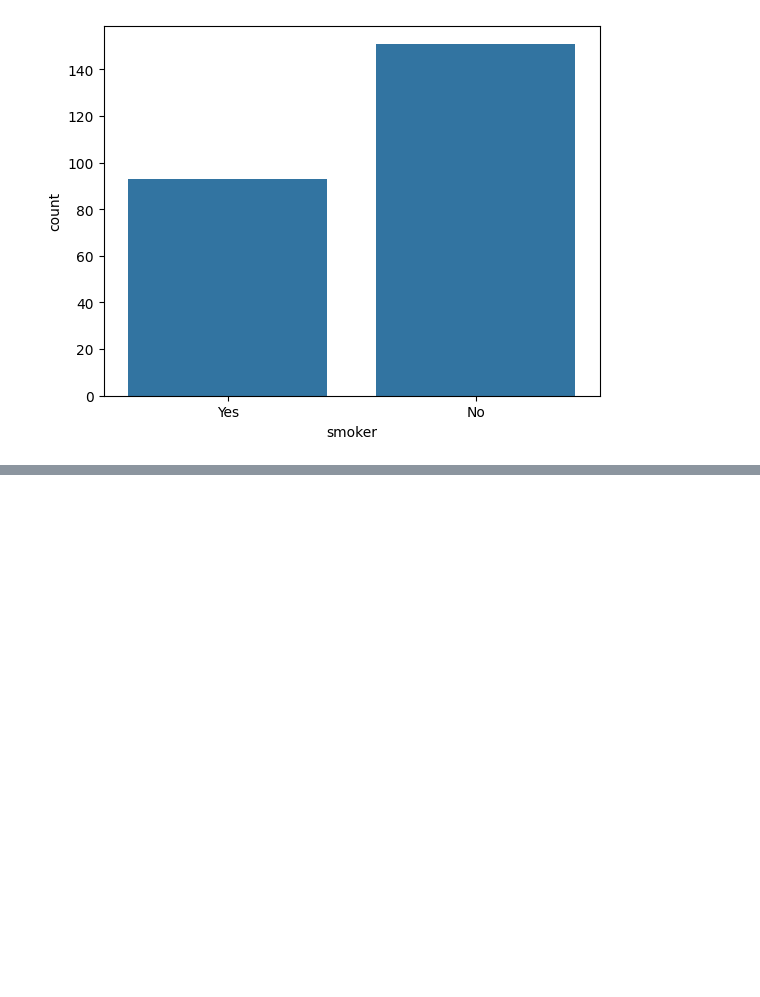
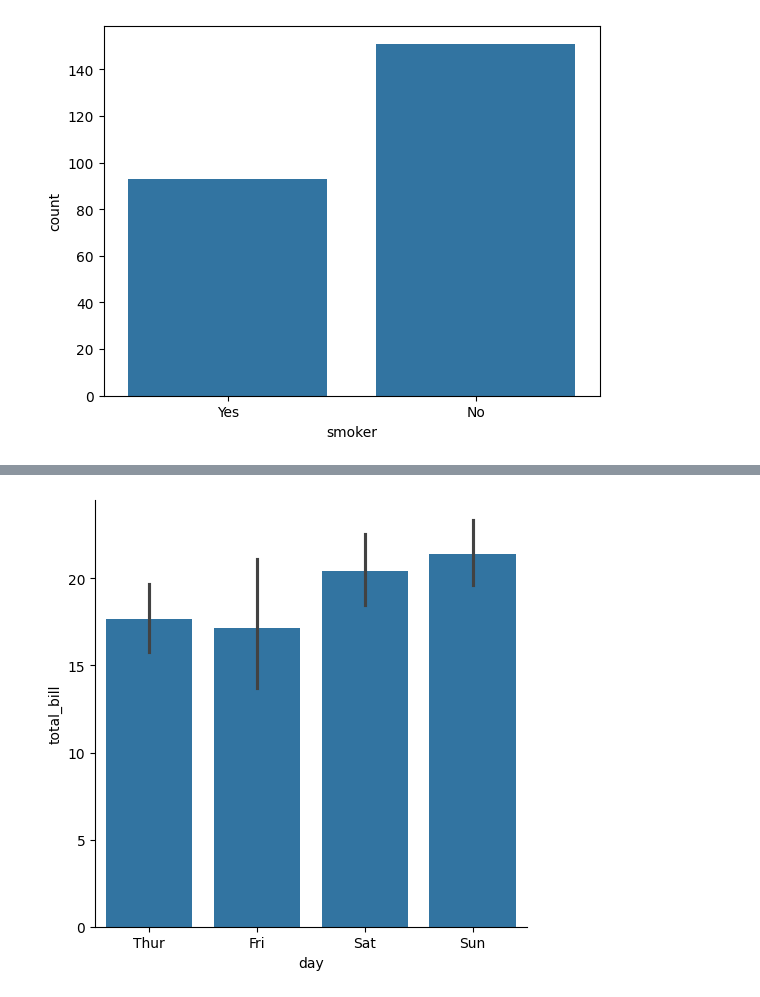
Before and after one commit to divyakhandelwal2211/regex-python-libraries, a Jupyter notebook: seaborn1.ipynb, the cells around one changed output, grey strips where cells are left out. Cells and saved outputs as stored; diff of their text form; code cells hidden in the pictures; blank space fills up the shorter version.

```diff
--- a/seaborn1.ipynb
+++ b/seaborn1.ipynb
@@ -262,0 +290,7 @@ plt.show()
+# %%
+sns.catplot(x="day",y="total_bill",
+data=df,kind="bar")
+
+plt.show()
+# %% [output]
+[figure, added]
```
Also changed, not shown: parts of 23 cells of this notebook, 6 other files.
